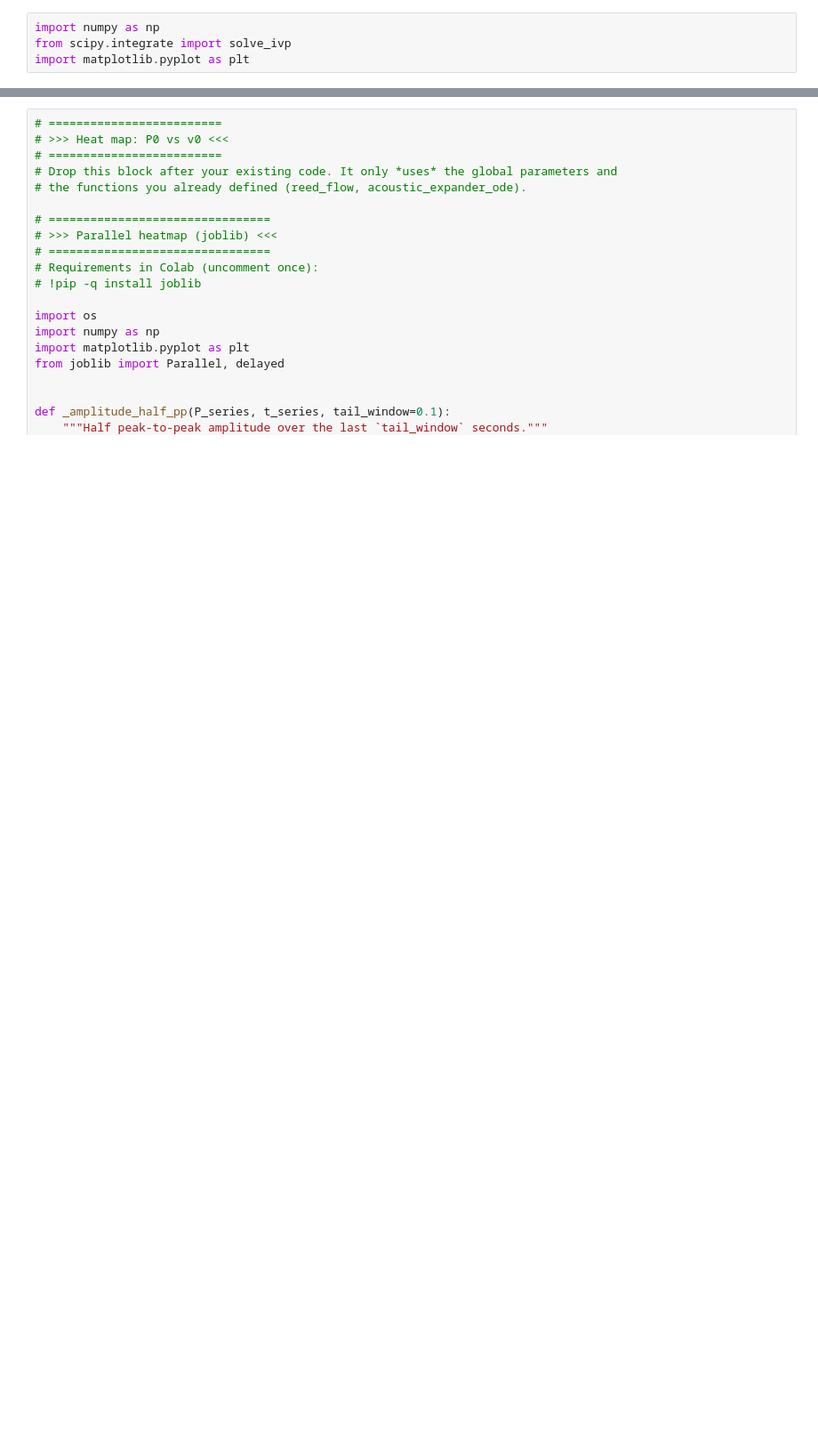
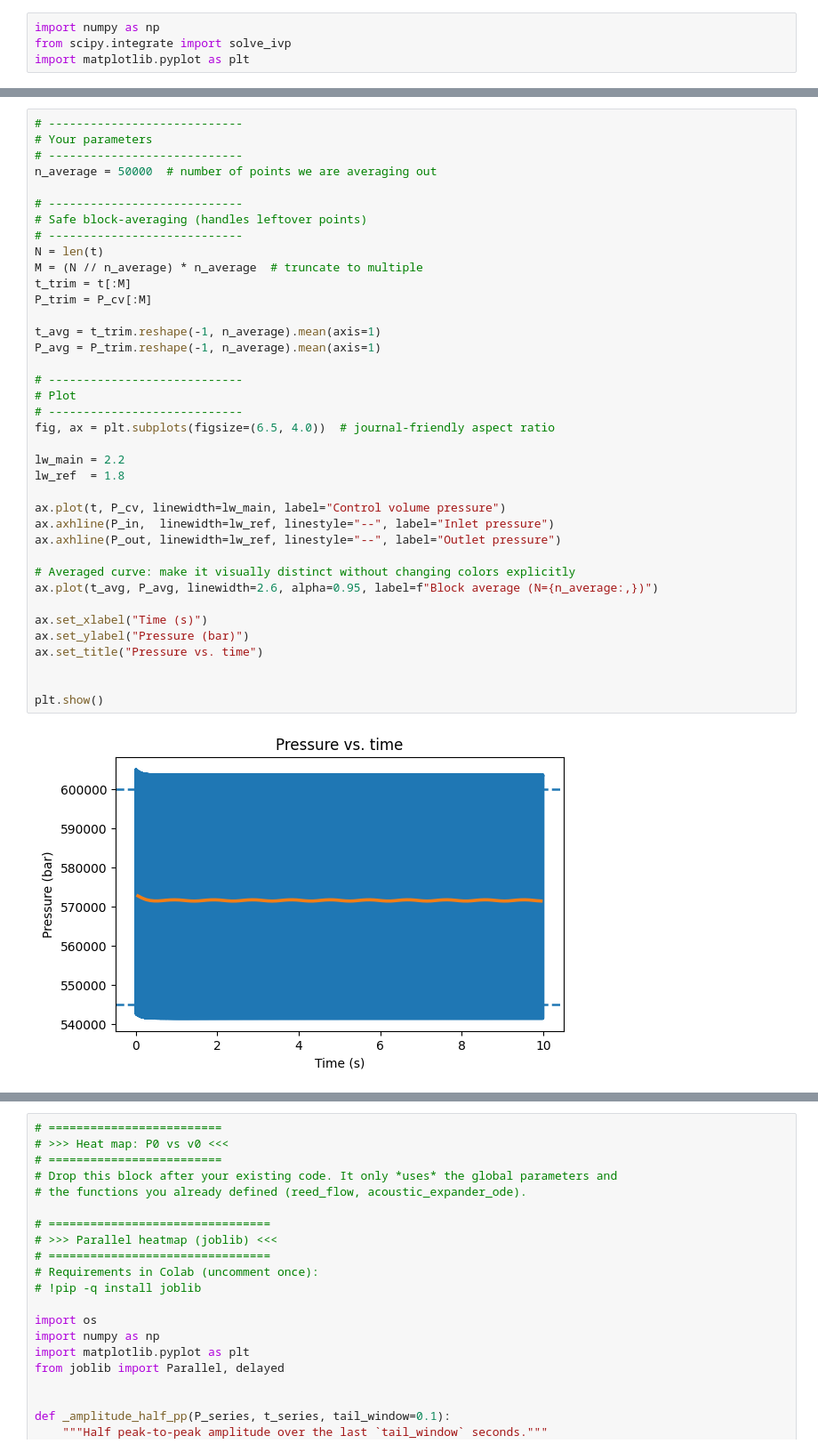
Before and after one commit to garyang3/acoustic_expander, a Jupyter notebook: Acoustic_Expander_22.ipynb, the cells around one changed output, grey strips where cells are left out. Shown at 89% size. Cells and saved outputs as stored; diff of their text form; blank space fills up the shorter version.

```diff
--- a/Acoustic_Expander_22.ipynb
+++ b/Acoustic_Expander_22.ipynb
@@ -101,3 +127,43 @@ E_cv = sol.y[3]
 V_cv = V0_cv + x * A_neck
 T_cv = E_cv / (cv * M_cv)
 P_cv = M_cv * R * T_cv / V_cv
+# %%
+# ----------------------------
+# Your parameters
+# ----------------------------
+n_average = 50000  # number of points we are averaging out
+
+# ----------------------------
+# Safe block-averaging (handles leftover points)
+# ----------------------------
+N = len(t)
+M = (N // n_average) * n_average  # truncate to multiple
+t_trim = t[:M]
+P_trim = P_cv[:M]
+
+t_avg = t_trim.reshape(-1, n_average).mean(axis=1)
+P_avg = P_trim.reshape(-1, n_average).mean(axis=1)
+
+# ----------------------------
+# Plot
+# ----------------------------
+fig, ax = plt.subplots(figsize=(6.5, 4.0))  # journal-friendly aspect ratio
+
+lw_main = 2.2
+lw_ref  = 1.8
+
+ax.plot(t, P_cv, linewidth=lw_main, label="Control volume pressure")
+ax.axhline(P_in,  linewidth=lw_ref, linestyle="--", label="Inlet pressure")
+ax.axhline(P_out, linewidth=lw_ref, linestyle="--", label="Outlet pressure")
+
+# Averaged curve: make it visually distinct without changing colors explicitly
+ax.plot(t_avg, P_avg, linewidth=2.6, alpha=0.95, label=f"Block average (N={n_average:,})")
+
+ax.set_xlabel("Time (s)")
+ax.set_ylabel("Pressure (bar)")
+ax.set_title("Pressure vs. time")
+
+
+plt.show()
+# %% [output]
+[figure, added]
```
Also changed, not shown: parts of 27 cells of this notebook, 16 other files.
